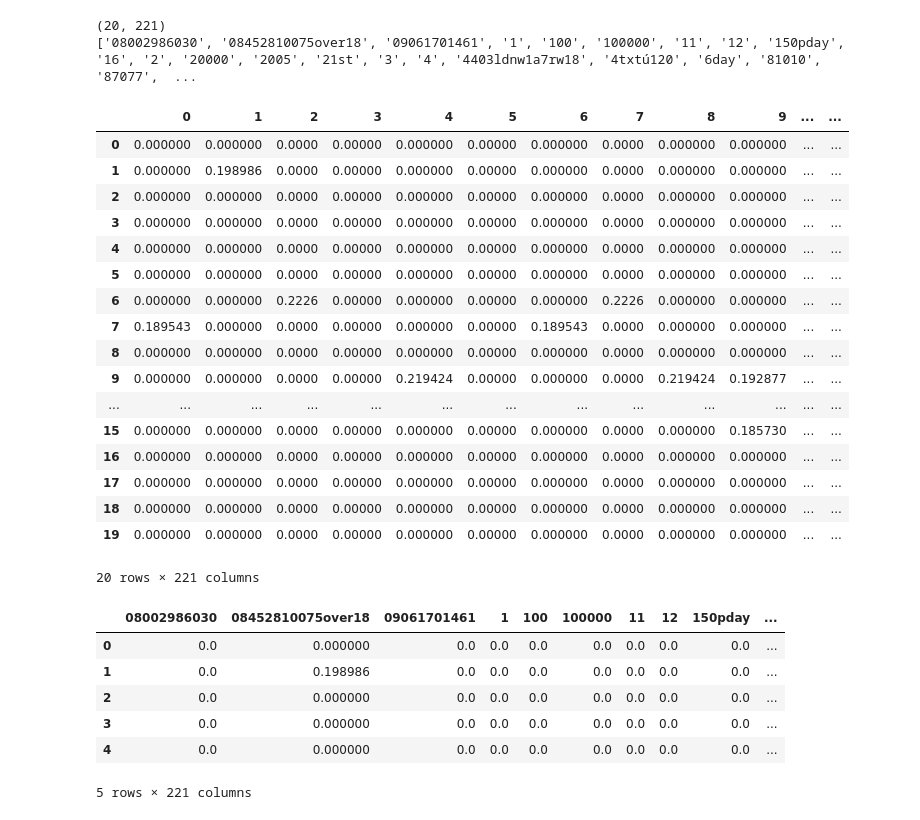
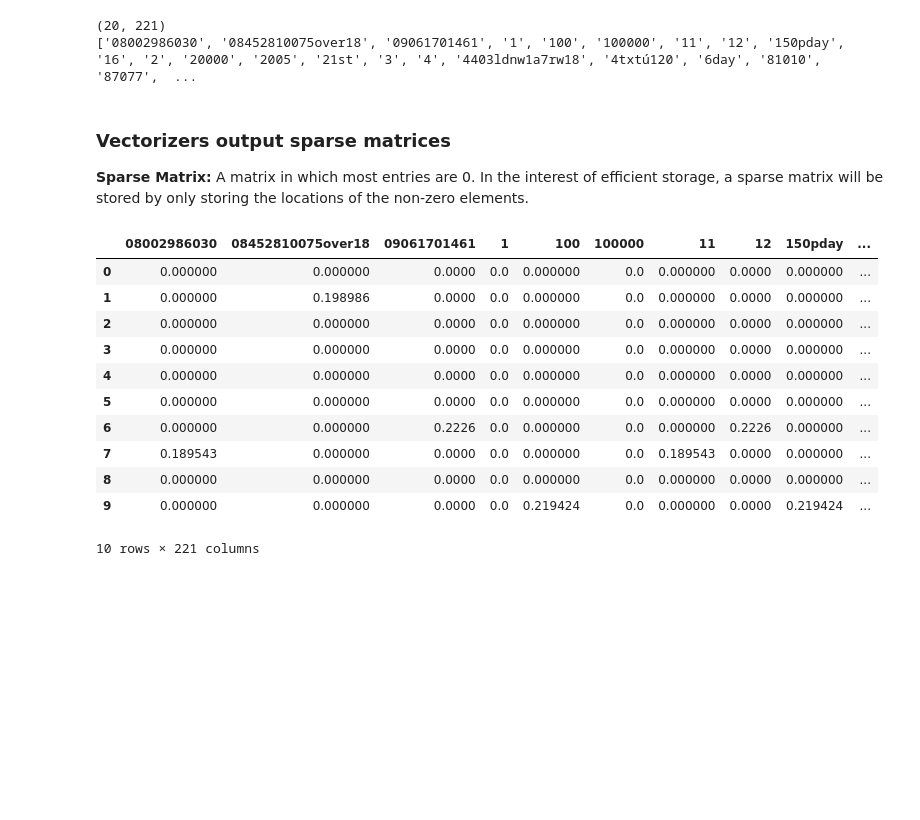
Before and after one commit to CodeInDna/Data-Science-Exercises, a Jupyter notebook: Natural_Language_Processing/NLP_with_Python/10_TFIDF_Vectorizers.ipynb, the cells around one changed output. Saved outputs shown, nothing was run; the diff lists cells and outputs as text; code cells hidden in the pictures; blank space fills up the shorter version.

Commit message:
TFIDF Vectorizers

```diff
--- a/Natural_Language_Processing/NLP_with_Python/10_TFIDF_Vectorizer.ipynb
+++ b/Natural_Language_Processing/NLP_with_Python/10_TFIDF_Vectorizers.ipynb
@@ -44,33 +47,12 @@ print(count_vect.get_feature_names())
 # %%
 data_sample = data[:20]
 
-count_vect_sample = TfidfVectorizer(analyzer=clean_text)
-X_counts_sample  = count_vect_sample.fit_transform(data_sample['body_text'])
+tfidf_vect_sample = TfidfVectorizer(analyzer=clean_text)
 
-print(X_counts_sample.shape)
-print(count_vect_sample.get_feature_names())
+X_tfidf_sample = tfidf_vect_sample.fit_transform(data_sample['body_text'])
+
+print(X_tfidf_sample.shape)
+print(tfidf_vect_sample.get_feature_names())
 # %% [output]
 (20, 221)
 ['08002986030', '08452810075over18', '09061701461', '1', '100', '100000', '11', '12', '150pday', '16', '2', '20000', '2005', '21st', '3', '4', '4403ldnw1a7rw18', '4txtú120', '6day', '81010', '87077',  ...
-# %%
-X_counts_df = pd.DataFrame(X_counts_sample.toarray())
-X_counts_df
-# %% [output]
-|  | 0 | 1 | 2 | 3 | 4 | 5 | 6 | 7 | 8 | 9 | ... | ... |
-| 0 | 0.000000 | 0.000000 | 0.0000 | 0.00000 | 0.000000 | 0.00000 | 0.000000 | 0.0000 | 0.000000 | 0.000000 | ... | ... |
-| 1 | 0.000000 | 0.198986 | 0.0000 | 0.00000 | 0.000000 | 0.00000 | 0.000000 | 0.0000 | 0.000000 | 0.000000 | ... | ... |
-| 2 | 0.000000 | 0.000000 | 0.0000 | 0.00000 | 0.000000 | 0.00000 | 0.000000 | 0.0000 | 0.000000 | 0.000000 | ... | ... |
-| 3 | 0.000000 | 0.000000 | 0.0000 | 0.00000 | 0.000000 | 0.00000 | 0.000000 | 0.0000 | 0.000000 | 0.000000 | ... | ... |
-| 4 | 0.000000 | 0.000000 | 0.0000 | 0.00000 | 0.000000 | 0.00000 | 0.000000 | 0.0000 | 0.000000 | 0.000000 | ... | ... |
-| 5 | 0.000000 | 0.000000 | 0.0000 | 0.00000 | 0.000000 | 0.00000 | 0.000000 | 0.0000 | 0.000000 | 0.000000 | ... | ... |
-| 6 | 0.000000 | 0.000000 | 0.2226 | 0.00000 | 0.000000 | 0.00000 | 0.000000 | 0.2226 | 0.000000 | 0.000000 | ... | ... |
-| 7 | 0.189543 | 0.000000 | 0.0000 | 0.00000 | 0.000000 | 0.00000 | 0.189543 | 0.0000 | 0.000000 | 0.000000 | ... | ... |
-| 8 | 0.000000 | 0.000000 | 0.0000 | 0.00000 | 0.000000 | 0.00000 | 0.000000 | 0.0000 | 0.000000 | 0.000000 | ... | ... |
-| 9 | 0.000000 | 0.000000 | 0.0000 | 0.00000 | 0.219424 | 0.00000 | 0.000000 | 0.0000 | 0.219424 | 0.192877 | ... | ... |
-| ... | ... | ... | ... | ... | ... | ... | ... | ... | ... | ... | ... | ... |
-| 15 | 0.000000 | 0.000000 | 0.0000 | 0.00000 | 0.000000 | 0.00000 | 0.000000 | 0.0000 | 0.000000 | 0.185730 | ... | ... |
-| 16 | 0.000000 | 0.000000 | 0.0000 | 0.00000 | 0.000000 | 0.00000 | 0.000000 | 0.0000 | 0.000000 | 0.000000 | ... | ... |
-| 17 | 0.000000 | 0.000000 | 0.0000 | 0.00000 | 0.000000 | 0.00000 | 0.000000 | 0.0000 | 0.000000 | 0.000000 | ... | ... |
-| 18 | 0.000000 | 0.000000 | 0.0000 | 0.00000 | 0.000000 | 0.00000 | 0.000000 | 0.0000 | 0.000000 | 0.000000 | ... | ... |
-| 19 | 0.000000 | 0.000000 | 0.0000 | 0.00000 | 0.000000 | 0.00000 | 0.000000 | 0.0000 | 0.000000 | 0.000000 | ... | ... |
-20 rows × 221 columns
@@ -79,10 +59,21 @@ X_counts_df.columns = count_vect_sample.get_feature_names()
-# %%
-X_counts_df.head()
-# %% [output]
-|  | 08002986030 | 08452810075over18 | 09061701461 | 1 | 100 | 100000 | 11 | 12 | 150pday | ... |
-| 0 | 0.0 | 0.000000 | 0.0 | 0.0 | 0.0 | 0.0 | 0.0 | 0.0 | 0.0 | ... |
-| 1 | 0.0 | 0.198986 | 0.0 | 0.0 | 0.0 | 0.0 | 0.0 | 0.0 | 0.0 | ... |
-| 2 | 0.0 | 0.000000 | 0.0 | 0.0 | 0.0 | 0.0 | 0.0 | 0.0 | 0.0 | ... |
-| 3 | 0.0 | 0.000000 | 0.0 | 0.0 | 0.0 | 0.0 | 0.0 | 0.0 | 0.0 | ... |
-| 4 | 0.0 | 0.000000 | 0.0 | 0.0 | 0.0 | 0.0 | 0.0 | 0.0 | 0.0 | ... |
-5 rows × 221 columns
+# %% [markdown]
+### Vectorizers output sparse matrices
+
+**Sparse Matrix:** A matrix in which most entries are 0. In the interest of efficient storage, a sparse matrix will be stored by only storing the locations of the non-zero elements.
+# %%
+X_tfidf_df = pd.DataFrame(X_tfidf_sample.toarray(), columns=tfidf_vect_sample.get_feature_names())
+
+X_tfidf_df.head(10)
+# %% [output]
+|  | 08002986030 | 08452810075over18 | 09061701461 | 1 | 100 | 100000 | 11 | 12 | 150pday | ... |
+| 0 | 0.000000 | 0.000000 | 0.0000 | 0.0 | 0.000000 | 0.0 | 0.000000 | 0.0000 | 0.000000 | ... |
+| 1 | 0.000000 | 0.198986 | 0.0000 | 0.0 | 0.000000 | 0.0 | 0.000000 | 0.0000 | 0.000000 | ... |
+| 2 | 0.000000 | 0.000000 | 0.0000 | 0.0 | 0.000000 | 0.0 | 0.000000 | 0.0000 | 0.000000 | ... |
+| 3 | 0.000000 | 0.000000 | 0.0000 | 0.0 | 0.000000 | 0.0 | 0.000000 | 0.0000 | 0.000000 | ... |
+| 4 | 0.000000 | 0.000000 | 0.0000 | 0.0 | 0.000000 | 0.0 | 0.000000 | 0.0000 | 0.000000 | ... |
+| 5 | 0.000000 | 0.000000 | 0.0000 | 0.0 | 0.000000 | 0.0 | 0.000000 | 0.0000 | 0.000000 | ... |
+| 6 | 0.000000 | 0.000000 | 0.2226 | 0.0 | 0.000000 | 0.0 | 0.000000 | 0.2226 | 0.000000 | ... |
+| 7 | 0.189543 | 0.000000 | 0.0000 | 0.0 | 0.000000 | 0.0 | 0.189543 | 0.0000 | 0.000000 | ... |
+| 8 | 0.000000 | 0.000000 | 0.0000 | 0.0 | 0.000000 | 0.0 | 0.000000 | 0.0000 | 0.000000 | ... |
+| 9 | 0.000000 | 0.000000 | 0.0000 | 0.0 | 0.219424 | 0.0 | 0.000000 | 0.0000 | 0.219424 | ... |
+10 rows × 221 columns
```
Also changed, not shown: parts of 3 cells of this notebook.
